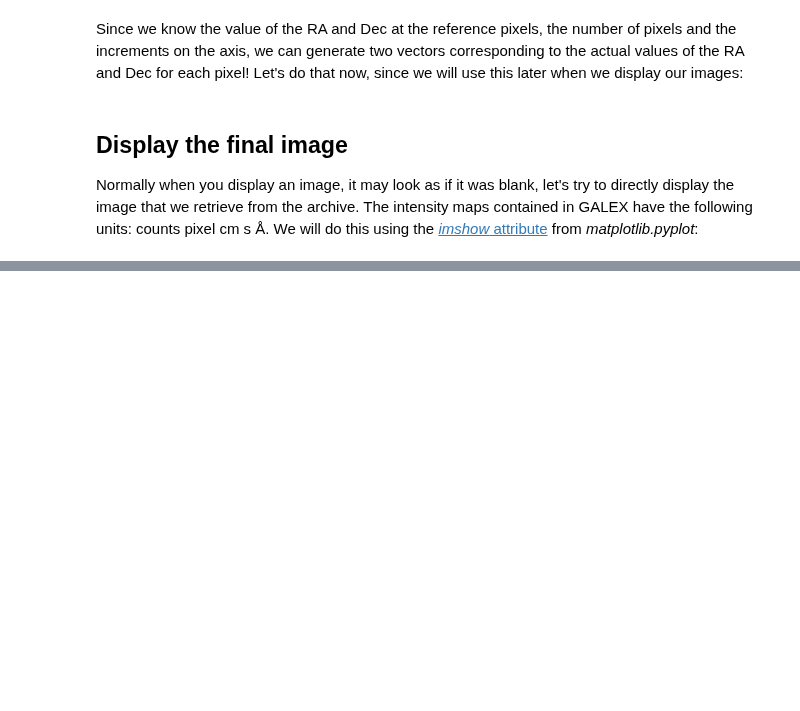
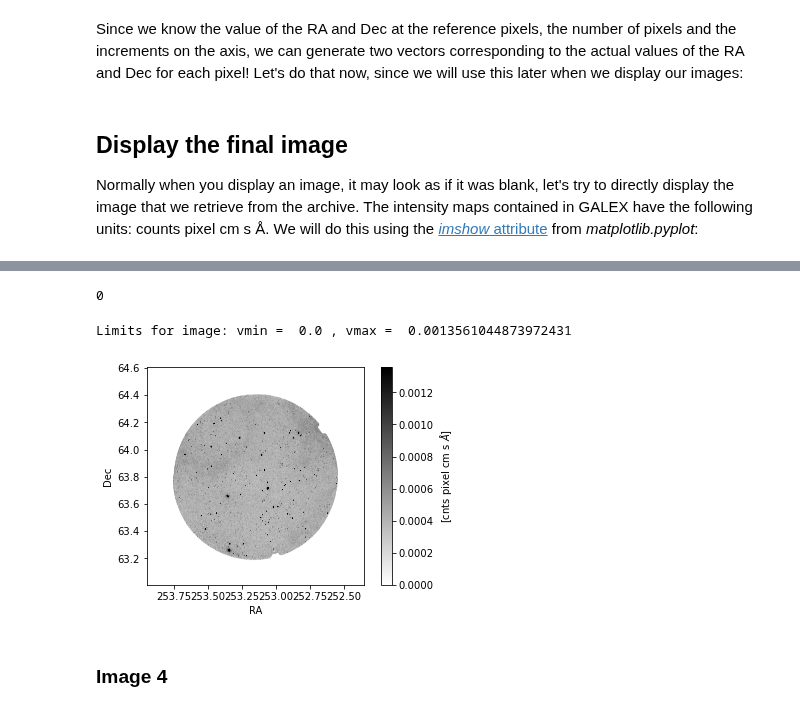
Before and after one commit to ScienceBetter/notebooks-stsci, a Jupyter notebook: surveying_dust_structure_via_GALEX_MIS/surveying_dust_structure_via_GALEX_MIS.ipynb, the cells around one changed output, grey strips where cells are left out. Cells and saved outputs as stored; diff of their text form; code cells hidden in the pictures; blank space fills up the shorter version.

```diff
--- a/surveying_dust_structure_via_GALEX_MIS/surveying_dust_structure_via_GALEX_MIS.ipynb
+++ b/surveying_dust_structure_via_GALEX_MIS/surveying_dust_structure_via_GALEX_MIS.ipynb
@@ -225,0 +344,4 @@ plt.show()
+# %%
+yourProd1 = data_products_mrp[0]
+table1 = Observations.download_products(yourProd1, mrp_only = False, cache = False)
+table1
@@ -225,0 +354,49 @@ plt.show()
+# %%
+filename1 = table1['Local Path'][0]
+os.system("gunzip " + filename1)
+# %% [output]
+0
+# %%
+with fits.open(filename1[:-3]) as hdulist:
+    header2 = hdulist[0].header
+    image2 = hdulist[0].data
+
+naxis1 = header2['NAXIS1']
+naxis2 = header2['NAXIS2']
+cdelt1 = header2['CDELT1']
+cdelt2 = header2['CDELT2']
+crpix1 = header2['CRPIX1']
+crpix2 = header2['CRPIX2']
+crval1 = header2['CRVAL1']
+crval2 = header2['CRVAL2']
+
+# Initial RA - Pixel 1
+RA13 = crval1 - (crpix1-1)*cdelt1
+# Final RA - Last Pixel
+RAf3 = crval1 + (crpix1-1)*cdelt1
+
+# Initial Dec - Pixel 1
+Dec13 = crval2 - (crpix2-1)*cdelt2
+# Final Dec - Last Pixel
+Decf3 = crval2 + (crpix2-1)*cdelt2
+# %%
+cut = image2[1850:-1850,1850:-1850]
+interval = ZScaleInterval(nsamples=cut.size, contrast=0.6, max_reject=0.5)
+vmin2, vmax2 = interval.get_limits(cut)
+
+print('Limits for image: vmin = ',vmin2,', vmax = ',vmax2)
+# %% [output]
+Limits for image: vmin =  0.0 , vmax =  0.0013561044873972431
+# %%
+plt.figure()
+plt.imshow(image2,extent=[RA13,RAf3,Decf3,Dec13], vmin=vmin2, vmax=vmax2, cmap='binary')
+ax = plt.gca()
+ax.invert_yaxis()
+plt.xlabel('RA')
+plt.ylabel('Dec')
+plt.colorbar(label='[cnts pixel cm s $\AA$]')
+plt.show()
+# %% [output]
+[figure, added]
+# %% [markdown]
+### Image 4
```
Also changed, not shown: parts of 42 cells of this notebook.
